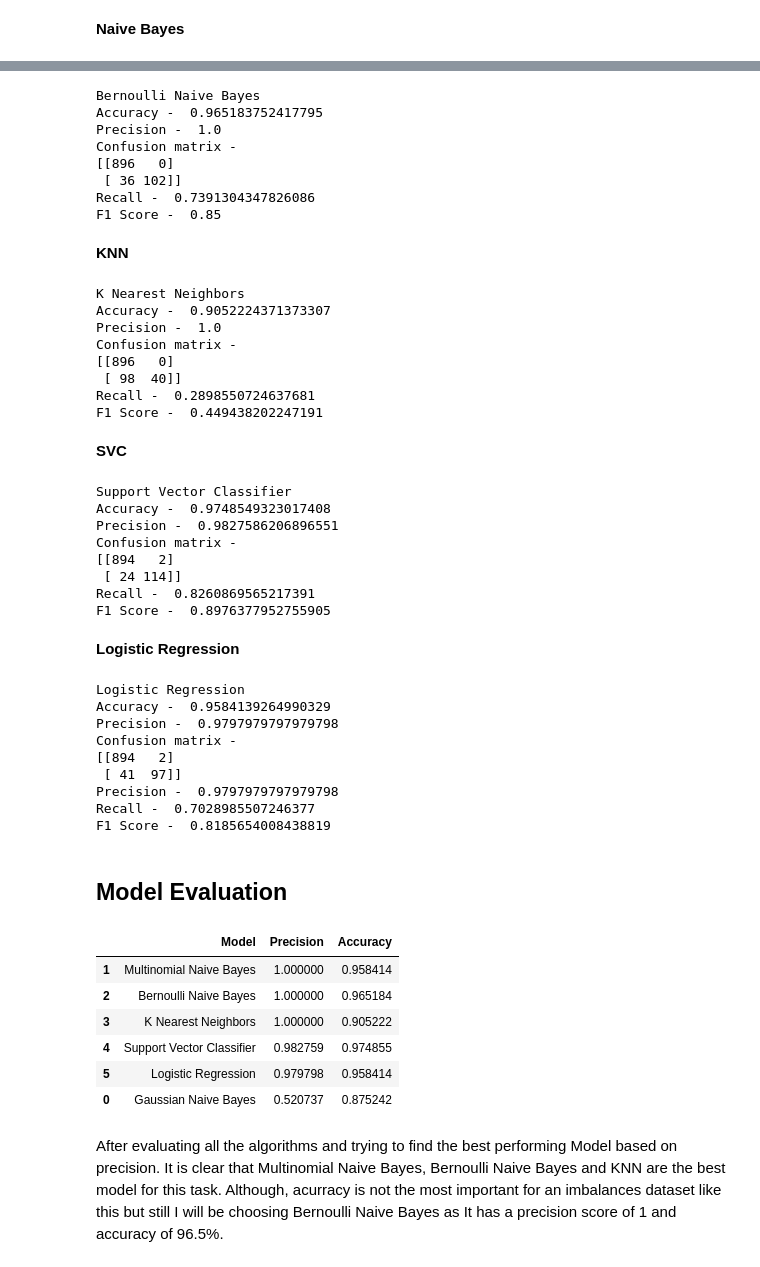
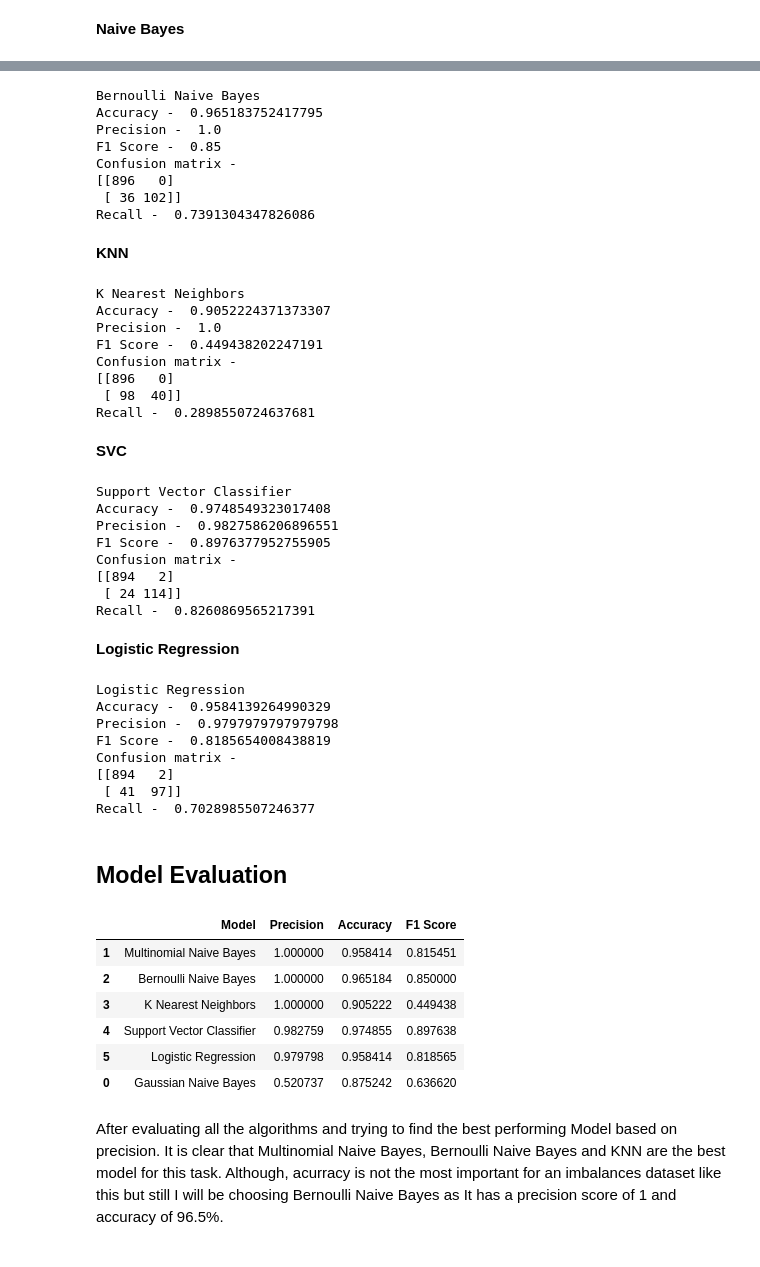
Before and after one commit to Indranil3001/End-to-end_Project, a Jupyter notebook: code/Spam_Dectction.ipynb, the cells around one changed output, grey strips where cells are left out. Saved outputs shown, nothing was run; the diff lists cells and outputs as text; code cells hidden in the pictures.

```diff
--- a/code/Spam_Dectction.ipynb
+++ b/code/Spam_Dectction.ipynb
@@ -415,23 +435,24 @@ bnb.fit(X_train, y_train)
 y_pred_bnb = bnb.predict(X_test)
 accuracy_bnb = accuracy_score(y_test, y_pred_bnb)
 precision_bnb = precision_score(y_test, y_pred_bnb)
+f1_bnb = f1_score(y_test, y_pred_bnb)
 print("Bernoulli Naive Bayes")
 print("Accuracy - ",accuracy_bnb)
 print("Precision - ",precision_bnb)
+print("F1 Score - ",f1_bnb)
 print("Confusion matrix - ")
 print(confusion_matrix(y_test, y_pred_bnb))
 
 print("Recall - ",recall_score(y_test, y_pred_bnb))
-print("F1 Score - ",f1_score(y_test, y_pred_bnb))
 # %% [output]
 Bernoulli Naive Bayes
 Accuracy -  0.965183752417795
 Precision -  1.0
+F1 Score -  0.85
 Confusion matrix -
 [[896   0]
  [ 36 102]]
 Recall -  0.7391304347826086
-F1 Score -  0.85
 # %% [markdown]
 **KNN**
 # %%
@@ -440,24 +461,25 @@ knn.fit(X_train, y_train)
 y_pred_knn = knn.predict(X_test)
 accuracy_knn = accuracy_score(y_test, y_pred_knn)
 precision_knn = precision_score(y_test, y_pred_knn)
+f1_knn = f1_score(y_test, y_pred_knn)
 
 print("K Nearest Neighbors")
 print("Accuracy - ",accuracy_knn)
 print("Precision - ",precision_knn)
+print("F1 Score - ",f1_knn)
 print("Confusion matrix - ")
 print(confusion_matrix(y_test, y_pred_knn))
 
 print("Recall - ",recall_score(y_test, y_pred_knn))
-print("F1 Score - ",f1_score(y_test, y_pred_knn))
 # %% [output]
 K Nearest Neighbors
 Accuracy -  0.9052224371373307
 Precision -  1.0
+F1 Score -  0.449438202247191
 Confusion matrix -
 [[896   0]
  [ 98  40]]
 Recall -  0.2898550724637681
-F1 Score -  0.449438202247191
 # %% [markdown]
 **SVC**
 # %%
@@ -466,24 +488,25 @@ svc.fit(X_train, y_train)
 y_pred_svc = svc.predict(X_test)
 accuracy_svc = accuracy_score(y_test, y_pred_svc)
 precision_svc = precision_score(y_test, y_pred_svc)
+f1_svc = f1_score(y_test, y_pred_svc)
 
 print("Support Vector Classifier")
 print("Accuracy - ",accuracy_svc)
 print("Precision - ",precision_svc)
+print("F1 Score - ",f1_svc)
 print("Confusion matrix - ")
 print(confusion_matrix(y_test, y_pred_svc))
 
 print("Recall - ",recall_score(y_test, y_pred_svc))
-print("F1 Score - ",f1_score(y_test, y_pred_svc))
 # %% [output]
 Support Vector Classifier
 Accuracy -  0.9748549323017408
 Precision -  0.9827586206896551
+F1 Score -  0.8976377952755905
 Confusion matrix -
 [[894   2]
  [ 24 114]]
 Recall -  0.8260869565217391
-F1 Score -  0.8976377952755905
 # %% [markdown]
 **Logistic Regression**
 # %%
@@ -492,42 +515,42 @@ lr.fit(X_train, y_train)
 y_pred_lr = lr.predict(X_test)
 accuracy_lr = accuracy_score(y_test, y_pred_lr)
 precision_lr = precision_score(y_test, y_pred_lr)
+f1_lr = f1_score(y_test, y_pred_lr)
 
 print("Logistic Regression")
 print("Accuracy - ",accuracy_lr)
 print("Precision - ",precision_lr)
+print("F1 Score - ",f1_lr)
 print("Confusion matrix - ")
 print(confusion_matrix(y_test, y_pred_lr))
-print("Precision - ",precision_score(y_test, y_pred_lr))
 print("Recall - ",recall_score(y_test, y_pred_lr))
-print("F1 Score - ",f1_score(y_test, y_pred_lr))
 # %% [output]
 Logistic Regression
 Accuracy -  0.9584139264990329
 Precision -  0.9797979797979798
+F1 Score -  0.8185654008438819
 Confusion matrix -
 [[894   2]
  [ 41  97]]
-Precision -  0.9797979797979798
 Recall -  0.7028985507246377
-F1 Score -  0.8185654008438819
 # %% [markdown]
 ## Model Evaluation
 # %%
 performance = {'Model': ['Gaussian Naive Bayes', 'Multinomial Naive Bayes', 'Bernoulli Naive Bayes', 'K Nearest Neighbors', 'Support Vector Classifier', 'Logistic Regression'],
                'Precision': [precision_gnb, precision_mnb, precision_bnb, precision_knn, precision_svc, precision_lr],
-               'Accuracy': [accuracy_gnb, accuracy_mnb, accuracy_bnb, accuracy_knn, accuracy_svc, accuracy_lr] }
+               'Accuracy': [accuracy_gnb, accuracy_mnb, accuracy_bnb, accuracy_knn, accuracy_svc, accuracy_lr],
+               'F1 Score': [f1_gnb, f1_mnb, f1_bnb, f1_knn, f1_svc, f1_lr] }
 performance_df = pd.DataFrame(performance)
 performance_df.sort_values(by='Precision', ascending=False, inplace=True)
 performance_df
 # %% [output]
-|  | Model | Precision | Accuracy |
-| 1 | Multinomial Naive Bayes | 1.000000 | 0.958414 |
-| 2 | Bernoulli Naive Bayes | 1.000000 | 0.965184 |
-| 3 | K Nearest Neighbors | 1.000000 | 0.905222 |
-| 4 | Support Vector Classifier | 0.982759 | 0.974855 |
-| 5 | Logistic Regression | 0.979798 | 0.958414 |
-| 0 | Gaussian Naive Bayes | 0.520737 | 0.875242 |
+|  | Model | Precision | Accuracy | F1 Score |
+| 1 | Multinomial Naive Bayes | 1.000000 | 0.958414 | 0.815451 |
+| 2 | Bernoulli Naive Bayes | 1.000000 | 0.965184 | 0.850000 |
+| 3 | K Nearest Neighbors | 1.000000 | 0.905222 | 0.449438 |
+| 4 | Support Vector Classifier | 0.982759 | 0.974855 | 0.897638 |
+| 5 | Logistic Regression | 0.979798 | 0.958414 | 0.818565 |
+| 0 | Gaussian Naive Bayes | 0.520737 | 0.875242 | 0.636620 |
 # %% [markdown]
 After evaluating all the algorithms and trying to find the best performing Model based on precision. It is clear that Multinomial Naive Bayes, Bernoulli Naive Bayes and KNN are the best model for this task.
 Although, acurracy is not the most important for an imbalances dataset like this but still I will be choosing Bernoulli Naive Bayes as It has a precision score of 1 and accuracy of 96.5%.
```
Also changed, not shown: parts of 10 cells of this notebook.
